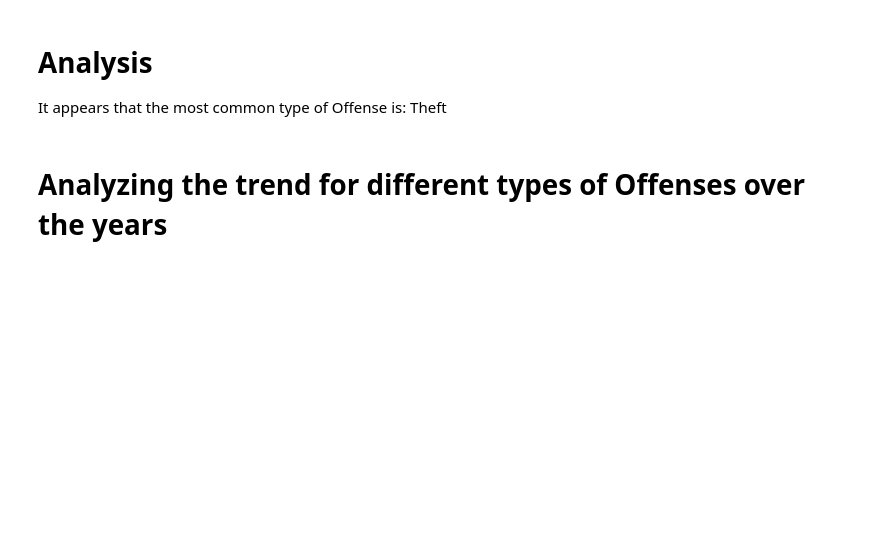
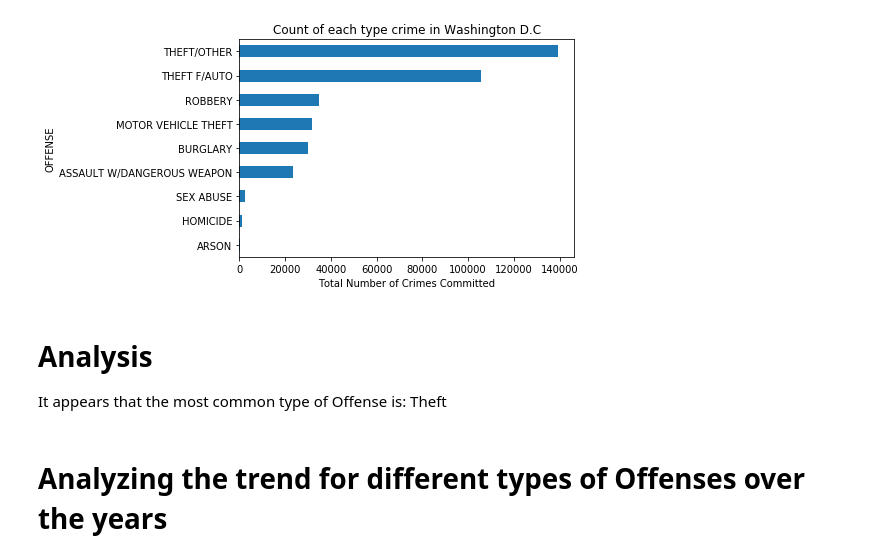
Before and after one commit to iraismgarcia5/Project_DC_Crime_Analysis, a Jupyter notebook: Project1_DC_Crime_Analysis.ipynb, the cells around one changed output. Saved outputs shown, nothing was run; the diff lists cells and outputs as text; code cells hidden in the pictures; blank space fills up the shorter version.

```diff
--- a/Project1_DC_Crime_Analysis.ipynb
+++ b/Project1_DC_Crime_Analysis.ipynb
@@ -201,9 +375,11 @@ dc_crimes_df["OFFENSE"].value_counts()
 # %%
 #Offense Plot - Bar Graph
-dc_crimes_df.groupby(dc_crimes_df['OFFENSE']).size().sort_values(ascending = True).plot(kind = 'barh')
+dc_crimes_df_sorted.groupby(dc_crimes_df_sorted['OFFENSE']).size().sort_values(ascending = True).plot(kind = 'barh')
 plt.xlabel('Total Number of Crimes Committed')
 plt.title("Count of each type crime in Washington D.C")
 plt.show()
+# %% [output]
+[figure, added]
 # %% [markdown]
 # Analysis
 It appears that the most common type of Offense is: Theft
```
Also changed, not shown: parts of 20 cells of this notebook.
